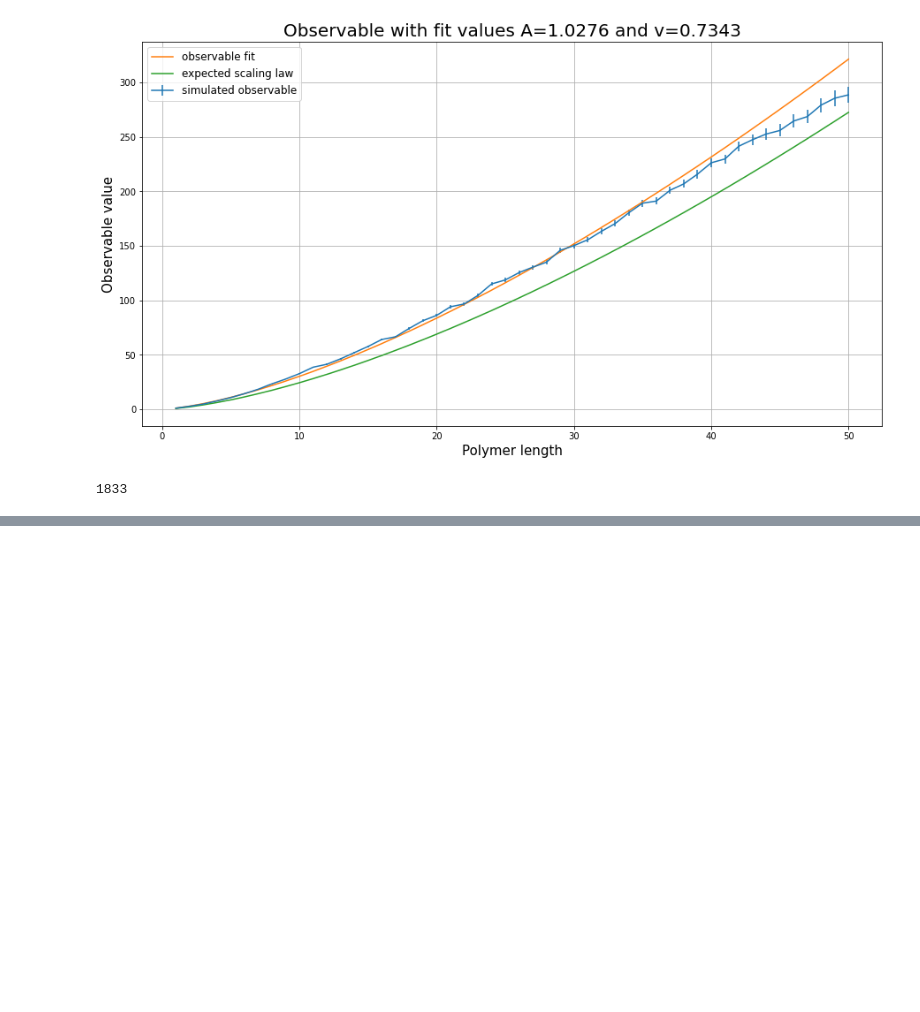
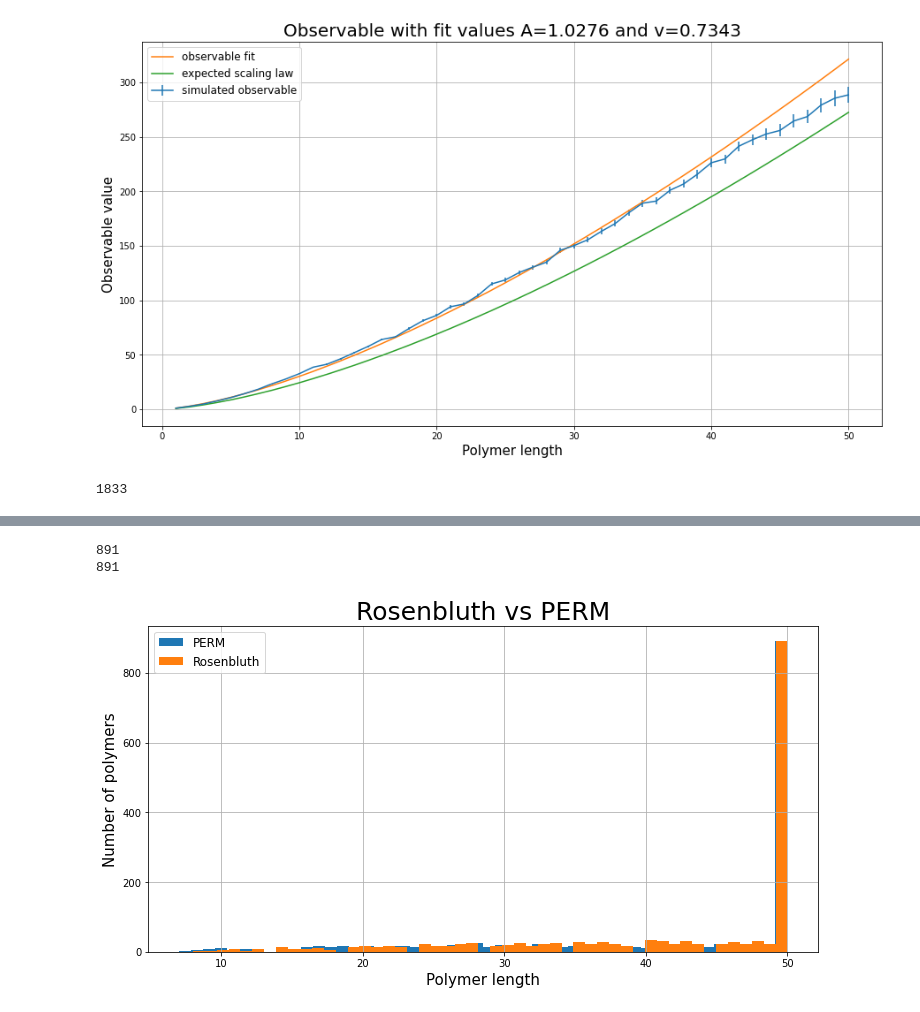
Before and after one commit to MG299792458/CompPhysProj2, a Jupyter notebook: Validation-Copy1.ipynb, the cells around one changed output, grey strips where cells are left out. Saved outputs shown, nothing was run; the diff lists cells and outputs as text; code cells hidden in the pictures; blank space fills up the shorter version.

```diff
--- a/Validation-Copy1.ipynb
+++ b/Validation-Copy1.ipynb
@@ -513,0 +552,38 @@ plt.show()
+# %%
+dim = (5, 5)
+origin = (0, 0)
+N = 500
+cplus = 2
+
+intend_length = 50  #np.array([40, 50, 60, 70])
+
+L = intend_length
+PERM_mod = Dish(dim, origin)
+PERM_mod.PERM(N, cplus, L)
+
+PERM_lengths = [polymer.chain_length for polymer in PERM_mod.polymers]
+PERM_L = PERM_lengths.count(L)
+
+Rosen_mod = Dish(dim, origin)
+Rosen_mod.find_N_polymer(PERM_L, L)
+
+Rosen_lengths = [polymer.chain_length for polymer in Rosen_mod.polymers]
+Rosen_L = Rosen_lengths.count(L)
+print(PERM_L)
+print(Rosen_L)
+# %% [output]
+891
+891
+# %%
+plt.figure(figsize=[12,6])
+plt.hist(Rosen_lengths, L, label='PERM')
+plt.hist(PERM_lengths, L, label='Rosenbluth')
+plt.legend(loc='best', fontsize='large')
+plt.grid()
+plt.xlabel('Polymer length', fontsize=15)
+plt.ylabel('Number of polymers', fontsize=15)
+plt.title('Rosenbluth vs PERM', fontsize=25)
+#plt.savefig("Figures/length_polymers_Rosenbluth_vs_PERM.pdf")
+plt.show()
+# %% [output]
+[figure, added]
```
Also changed, not shown: parts of 13 cells of this notebook, 3 other files.
